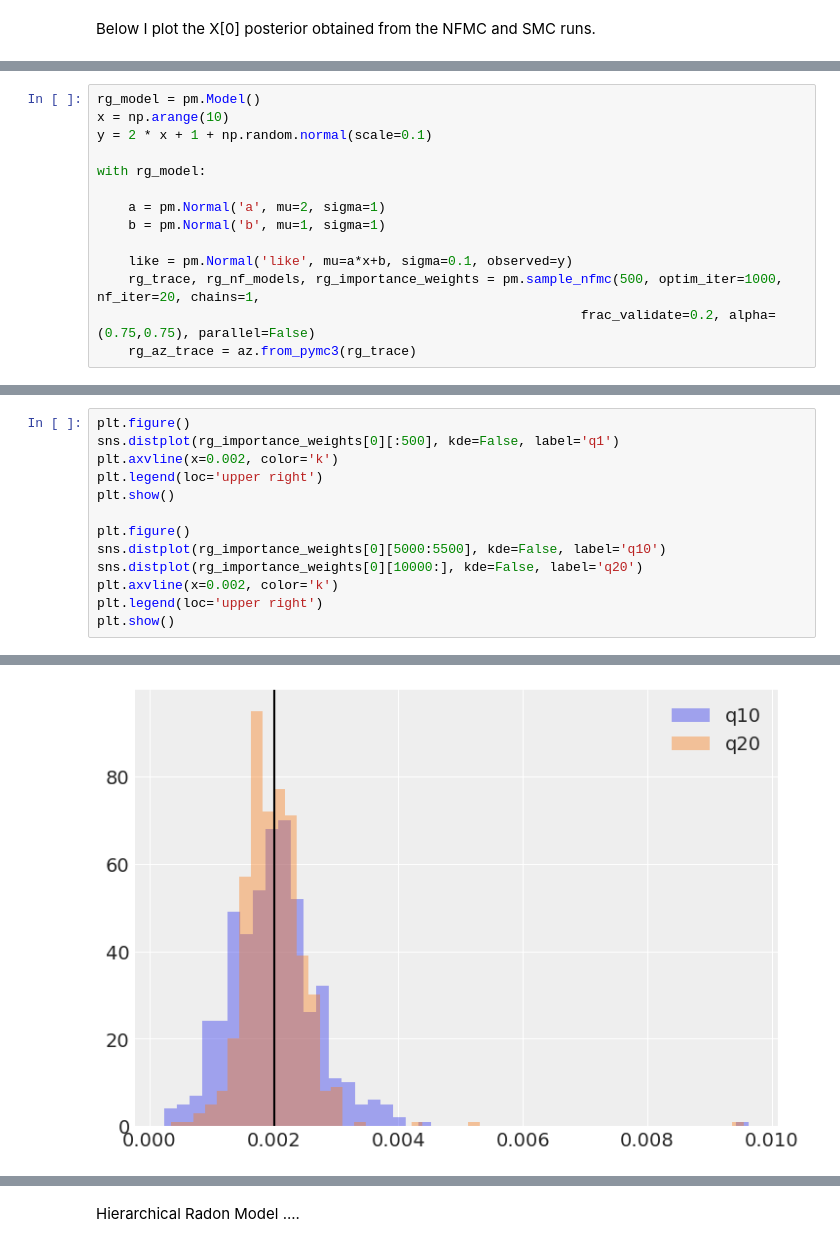
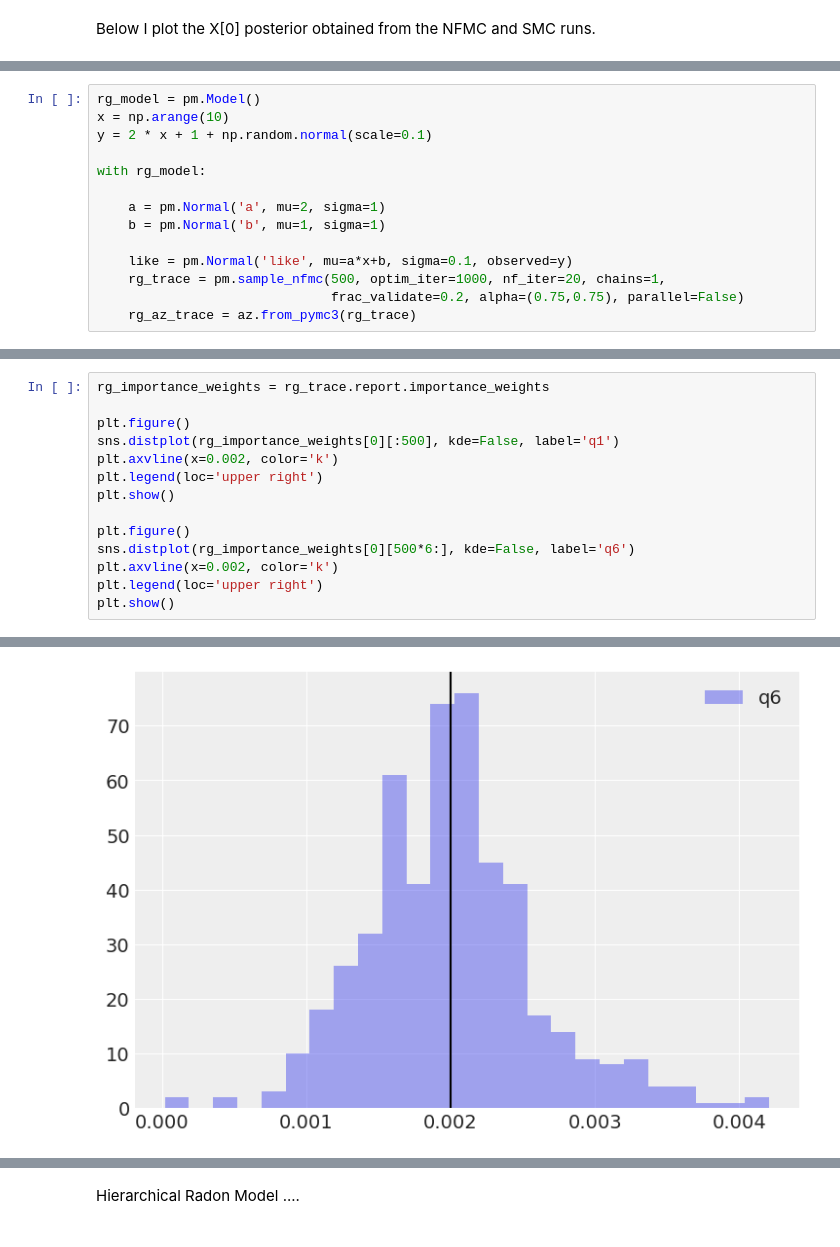
Before and after one commit to RichardGrumitt/NS_NFMC_tests, a Jupyter notebook: nfmc_tests.ipynb, the cells around one changed output, grey strips where cells are left out. Drawn from its saved outputs; the diff is of its cells as text.

```diff
--- a/nfmc_tests.ipynb
+++ b/nfmc_tests.ipynb
@@ -242,8 +250,8 @@ with rg_model:
     b = pm.Normal('b', mu=1, sigma=1)
 
     like = pm.Normal('like', mu=a*x+b, sigma=0.1, observed=y)
-    rg_trace, rg_nf_models, rg_importance_weights = pm.sample_nfmc(500, optim_iter=1000, nf_iter=20, chains=1,
-                                                              frac_validate=0.2, alpha=(0.75,0.75), parallel=False)
+    rg_trace = pm.sample_nfmc(500, optim_iter=1000, nf_iter=20, chains=1,
+                              frac_validate=0.2, alpha=(0.75,0.75), parallel=False)
     rg_az_trace = az.from_pymc3(rg_trace)
 # %% [output]
 Initializing normalizing flow based sampling...
@@ -280,4 +281,6 @@ plt.show()
 # %%
+rg_importance_weights = rg_trace.report.importance_weights
+
 plt.figure()
 sns.distplot(rg_importance_weights[0][:500], kde=False, label='q1')
 plt.axvline(x=0.002, color='k')
@@ -285,8 +288,7 @@ plt.legend(loc='upper right')
 plt.show()
 
 plt.figure()
-sns.distplot(rg_importance_weights[0][5000:5500], kde=False, label='q10')
-sns.distplot(rg_importance_weights[0][10000:], kde=False, label='q20')
+sns.distplot(rg_importance_weights[0][500*6:], kde=False, label='q6')
 plt.axvline(x=0.002, color='k')
 plt.legend(loc='upper right')
 plt.show()
@@ -295,4 +297,4 @@ plt.show()
-[figure, old version]
+[figure, new version]
 # %%
 with rg_model:
     nuts_trace = pm.sample(2000)
```
Also changed, not shown: parts of 19 cells of this notebook, 1 other file.
